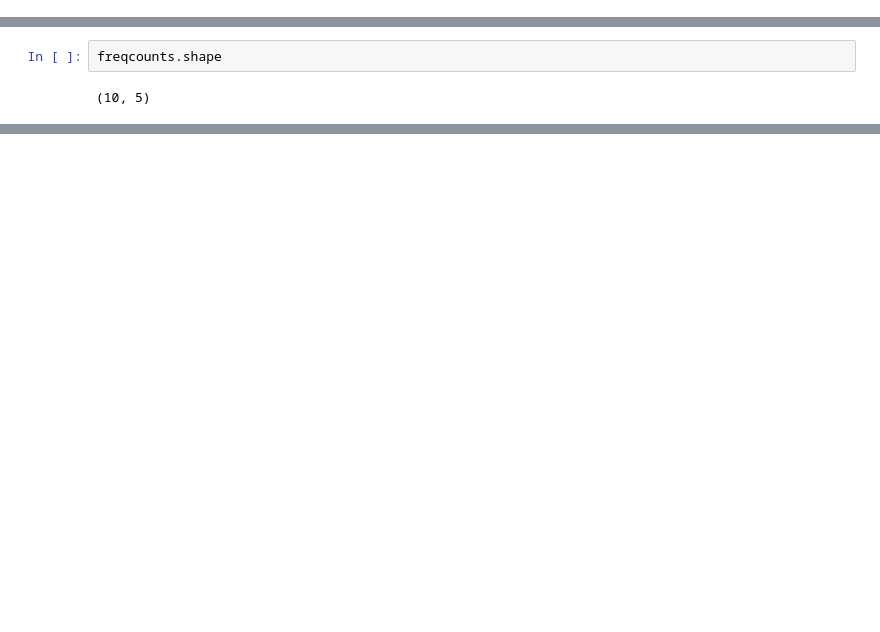
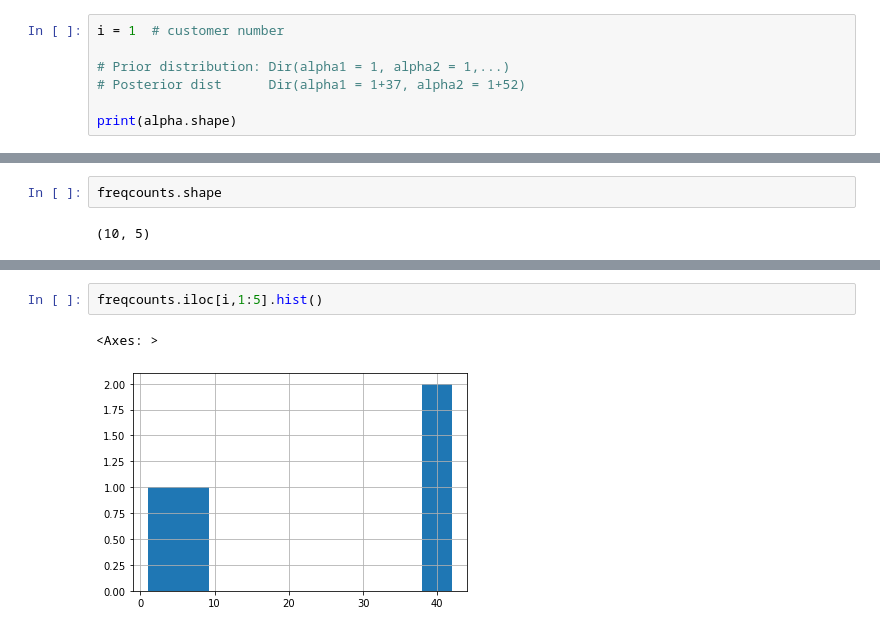
Before and after one commit to ShekSingh/AlgorithmsPartOne, a Jupyter notebook: Bayes.ipynb, the cells around one changed output, grey strips where cells are left out. Saved outputs shown, nothing was run; the diff lists cells and outputs as text; blank space fills up the shorter version.

```diff
--- a/Bayes.ipynb
+++ b/Bayes.ipynb
@@ -71,0 +69,7 @@ freqcounts.head()
+# %%
+i = 1  # customer number
+
+# Prior distribution: Dir(alpha1 = 1, alpha2 = 1,...)
+# Posterior dist      Dir(alpha1 = 1+37, alpha2 = 1+52)
+
+print(alpha.shape)
@@ -78,0 +109,5 @@ prop_post = stats.dirichlet.rvs(size=1000, alpha=alpha+freqcounts.iloc[i,1:4])
+# %%
+freqcounts.iloc[i,1:5].hist()
+# %% [output]
+<Axes: >
+[figure, added]
```
Also changed, not shown: parts of 22 cells of this notebook.
